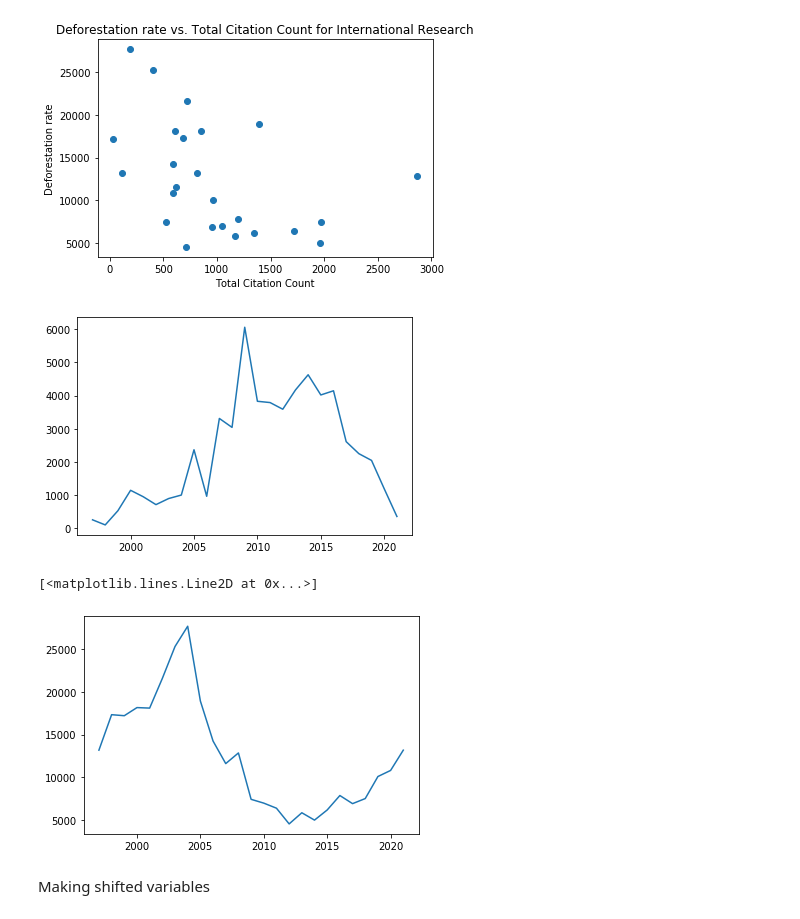
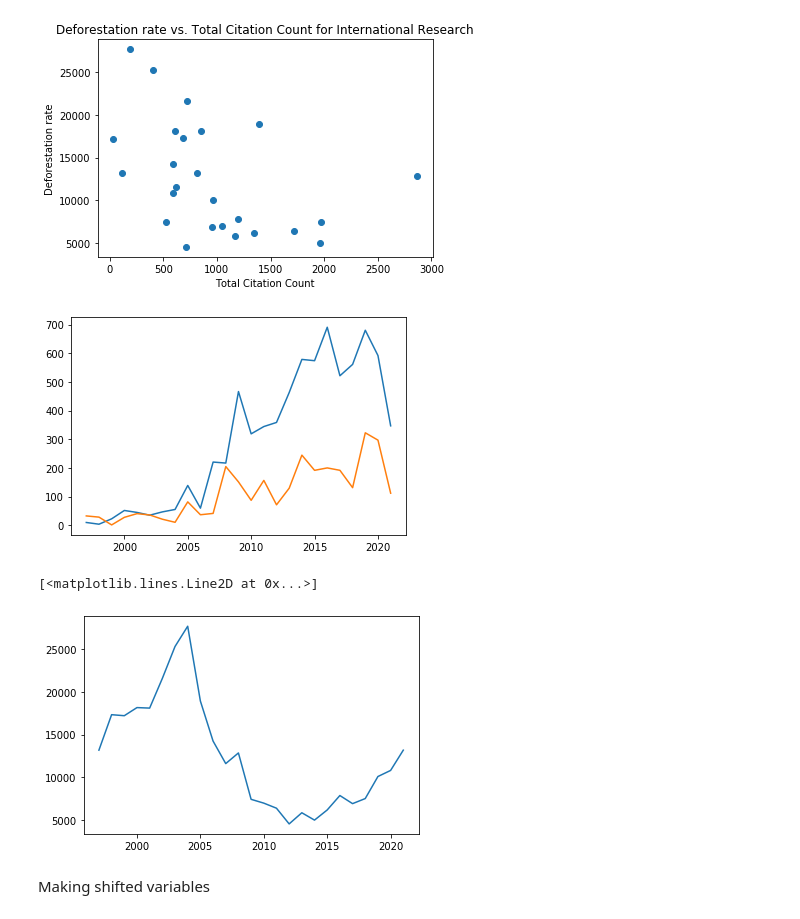
Before and after one commit to btiv/DSS_Final_Proj, a Jupyter notebook: Final Project Brazil.ipynb, the cells around one changed output. Drawn from its saved outputs; the diff is of its cells as text; code cells hidden in the pictures.

```diff
--- a/Final Project Brazil.ipynb
+++ b/Final Project Brazil.ipynb
@@ -102,7 +58,8 @@ citation_count_list = []
 for year in domestic_df['Year']:
     article_df_year = domestic_research[domestic_research['Publication Year'] == year]
     volume_list.append(len(article_df_year))
-    citation_count_list.append(sum(article_df_year['Times Cited, All Databases']))
+    citation_count_list.append(sum(article_df_year['Times Cited, All Databases'] / (2022 - article_df_year['Publication Year'])))
+
 
 domestic_df['Paper Volume'] = volume_list
 domestic_df['Total Citation Count'] = citation_count_list
@@ -111,15 +68,13 @@ domestic_df['GDP'] = GDP_df['GDP']
 domestic_df['Avg Citation Count'] = domestic_df['Total Citation Count'] / domestic_df['Paper Volume']
 
 
-
 # international research
-
 volume_list = []
 citation_count_list = []
 for year in domestic_df['Year']:
     article_df_year = international_research[international_research['Publication Year'] == year]
     volume_list.append(len(article_df_year))
-    citation_count_list.append(sum(article_df_year['Times Cited, All Databases']))
+    citation_count_list.append(sum(article_df_year['Times Cited, All Databases'] / (2022 - article_df_year['Publication Year'])))
 
 
 international_df['Paper Volume'] = volume_list
@@ -201,10 +150,11 @@ plt.show()
 [figure]
 # %%
 plt.plot(domestic_df['Year'], domestic_df['Total Citation Count'])
+plt.plot(international_df['Year'], international_df['Total Citation Count'])
 plt.show()
 plt.plot(domestic_df['Year'], domestic_df['Deforestation'])
 # %% [output]
-[figure, old version]
+[figure, new version]
 [<matplotlib.lines.Line2D at 0x...>]
 [figure]
 # %% [markdown]
```
Also changed, not shown: parts of 33 cells of this notebook.
